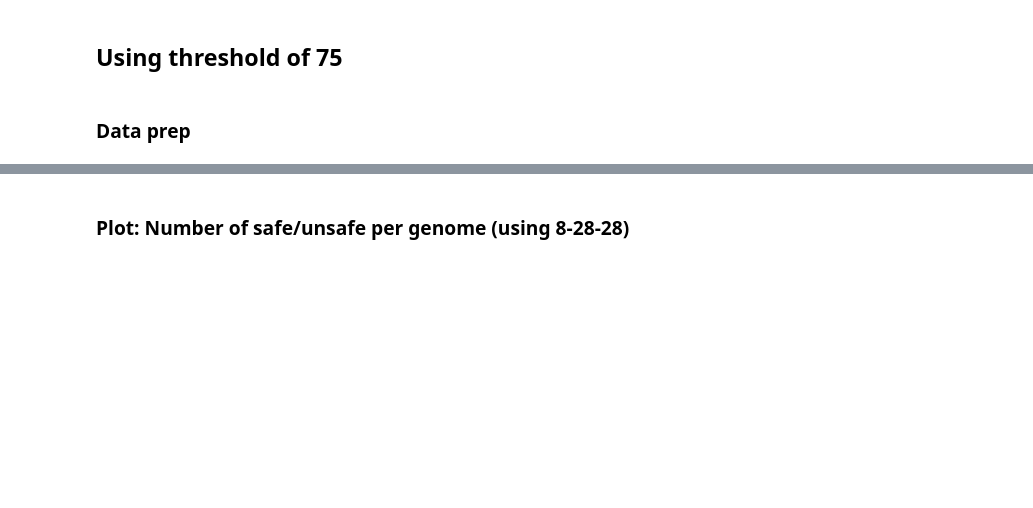
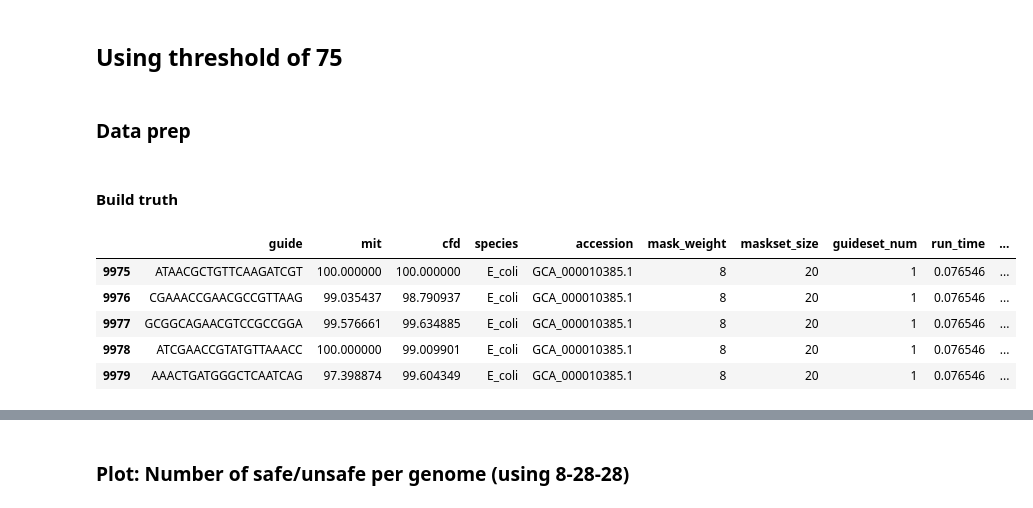
Before and after one commit to Darragh-Nugent/Crackling_Mask_search, a Jupyter notebook: scoring.ipynb, the cells around one changed output, grey strips where cells are left out. Drawn from its saved outputs; the diff is of its cells as text; code cells hidden in the pictures; blank space fills up the shorter version.

```diff
--- a/scoring.ipynb
+++ b/scoring.ipynb
@@ -673,3 +725,16 @@ df[(df['accession'] == 'GCA_000010385.1') & (df['mask_weight'] == 8) & (df['mask
 ## Using threshold of 75
 # %% [markdown]
 ### Data prep
+# %% [markdown]
+#### Build truth
+# %%
+truth = truth_df = df[(df['maskset_size'] == 20) & (df['mask_weight'] == 8)]
+# or original Crackling++ masks
+truth.tail()
+# %% [output]
+|  | guide | mit | cfd | species | accession | mask_weight | maskset_size | guideset_num | run_time | ... |
+| 9975 | ATAACGCTGTTCAAGATCGT | 100.000000 | 100.000000 | E_coli | GCA_000010385.1 | 8 | 20 | 1 | 0.076546 | ... |
+| 9976 | CGAAACCGAACGCCGTTAAG | 99.035437 | 98.790937 | E_coli | GCA_000010385.1 | 8 | 20 | 1 | 0.076546 | ... |
+| 9977 | GCGGCAGAACGTCCGCCGGA | 99.576661 | 99.634885 | E_coli | GCA_000010385.1 | 8 | 20 | 1 | 0.076546 | ... |
+| 9978 | ATCGAACCGTATGTTAAACC | 100.000000 | 99.009901 | E_coli | GCA_000010385.1 | 8 | 20 | 1 | 0.076546 | ... |
+| 9979 | AAACTGATGGGCTCAATCAG | 97.398874 | 99.604349 | E_coli | GCA_000010385.1 | 8 | 20 | 1 | 0.076546 | ... |
```
Also changed, not shown: parts of 15 cells of this notebook, 15 other files.
